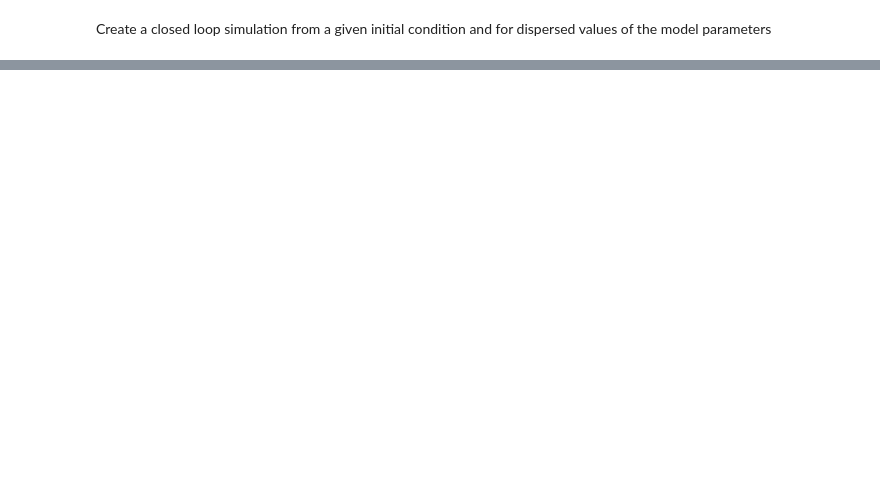
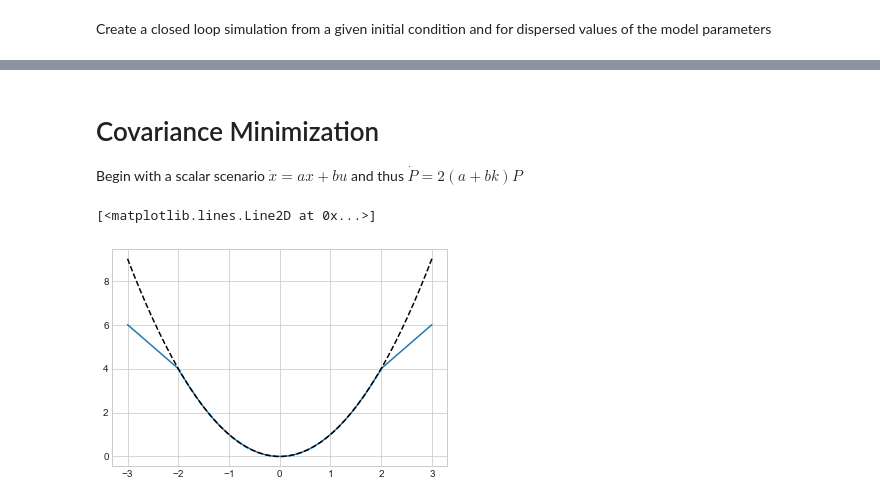
Before and after one commit to CDNoyes/EDL-Py, a Jupyter notebook: Feedback.ipynb, the cells around one changed output, grey strips where cells are left out. Cells and saved outputs as stored; diff of their text form; code cells hidden in the pictures; blank space fills up the shorter version.

```diff
--- a/Feedback.ipynb
+++ b/Feedback.ipynb
@@ -178,0 +277,12 @@ plot(t, C.reference_state(t), C.reference_control(t), label="Ref")
+# %% [markdown]
+# Covariance Minimization
+
+Begin with a scalar scenario $\dot{x} = ax + bu$ and thus $\dot{P} = 2(a+bk)P$
+# %%
+x = np.linspace(-3,3)
+y = x*np.clip(x,-2,2)
+plt.plot(x,y)
+plt.plot(x, x**2, 'k--')
+# %% [output]
+[<matplotlib.lines.Line2D at 0x...>]
+[figure, added]
```
Also changed, not shown: parts of 21 cells of this notebook, 2 other files.
